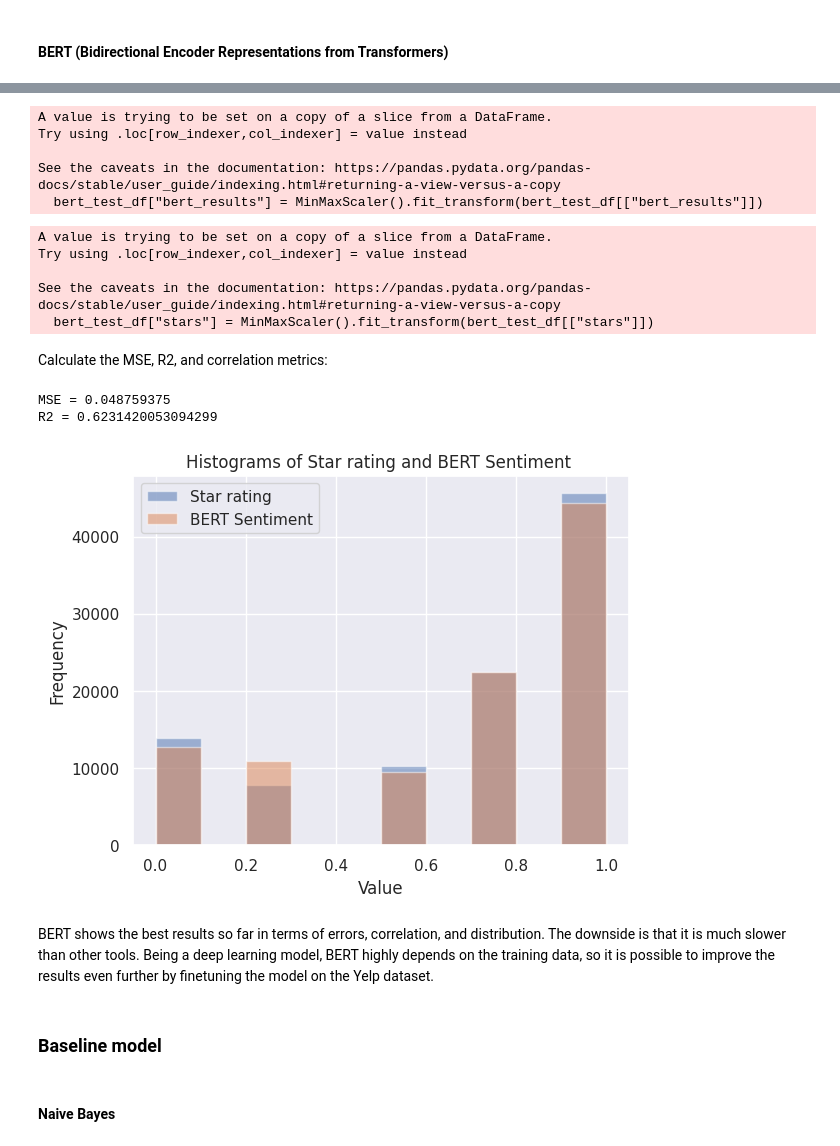
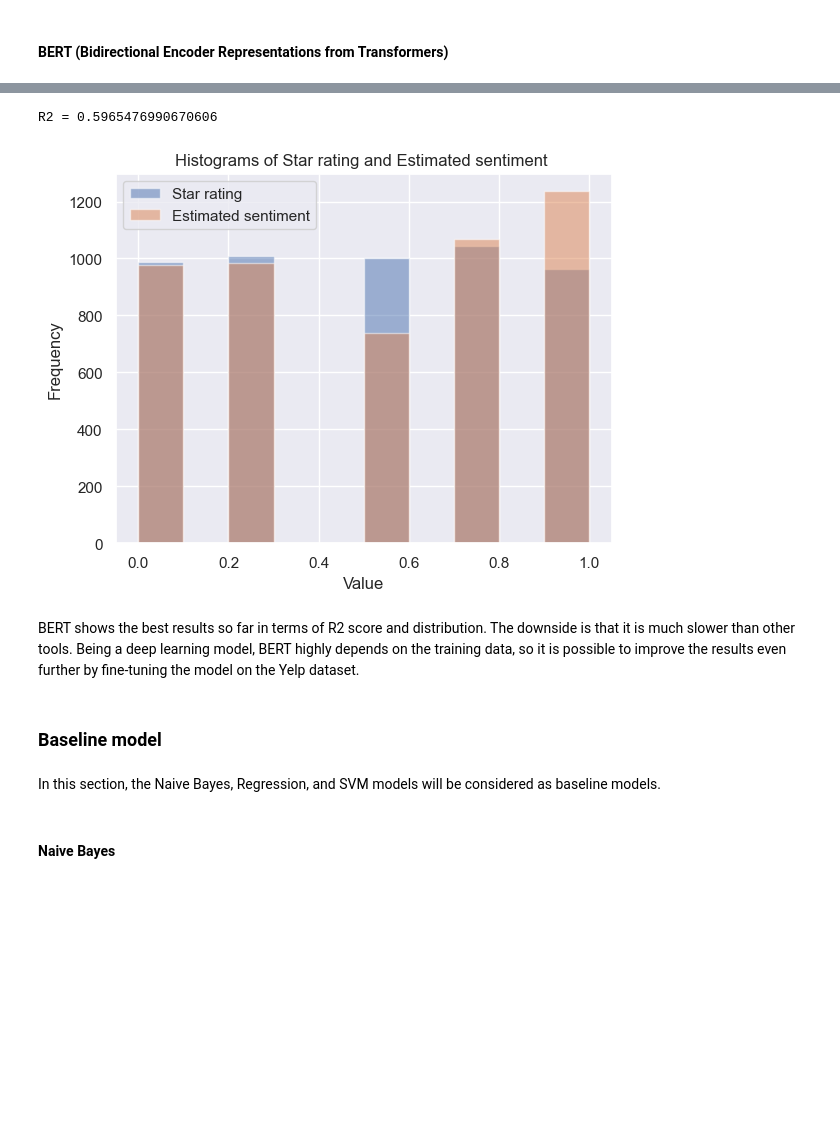
Before and after one commit to plashchynski/cm3060_nlp_midterm, a Jupyter notebook: report.ipynb, the cells around one changed output, grey strips where cells are left out. Saved outputs shown, nothing was run; the diff lists cells and outputs as text; code cells hidden in the pictures; blank space fills up the shorter version.

```diff
--- a/report.ipynb
+++ b/report.ipynb
@@ -386,2 +425,0 @@ bert_results = bert_test_df.progress_apply(get_bert_sentiment, args=[sentiment_p
-# %%
-bert_test_df["bert_results"] = bert_results
@@ -406,34 +426,21 @@ Name: bert_results, dtype: float64
-# %%
-bert_test_df["bert_results"] = MinMaxScaler().fit_transform(bert_test_df[["bert_results"]])
-# %% [output]
-A value is trying to be set on a copy of a slice from a DataFrame.
-Try using .loc[row_indexer,col_indexer] = value instead
-
-See the caveats in the documentation: https://pandas.pydata.org/pandas-docs/stable/user_guide/indexing.html#returning-a-view-versus-a-copy
-  bert_test_df["bert_results"] = MinMaxScaler().fit_transform(bert_test_df[["bert_results"]])
-# %%
-bert_test_df["stars"] = MinMaxScaler().fit_transform(bert_test_df[["stars"]])
-# %% [output]
-A value is trying to be set on a copy of a slice from a DataFrame.
-Try using .loc[row_indexer,col_indexer] = value instead
-
-See the caveats in the documentation: https://pandas.pydata.org/pandas-docs/stable/user_guide/indexing.html#returning-a-view-versus-a-copy
-  bert_test_df["stars"] = MinMaxScaler().fit_transform(bert_test_df[["stars"]])
-# %% [markdown]
-Calculate the MSE, R2, and correlation metrics:
-# %%
-calculate_metrics(test_df["stars"], test_df['bert_results'])
-# %% [output]
-MSE = 0.048759375
-R2 = 0.6231420053094299
-# %%
-histogram_plot(test_df['stars'], test_df['bert_results'])
-# %% [output]
-[figure, removed]
+# %%
+stars_norm = normalize_list(list(bert_test_df["stars"]))
+bert_results_norm = normalize_list(list(bert_results))
+
+
+calculate_regression_metrics(stars_norm, bert_results_norm)
+# %% [output]
+R2 = 0.5965476990670606
+# %%
+histogram_plot(stars_norm, bert_results_norm)
+# %% [output]
+[figure, added]
 # %% [markdown]
-BERT shows the best results so far in terms of errors, correlation, and distribution. The downside is that it is much slower than other tools. Being a deep learning model, BERT highly depends on the training data, so it is possible to improve the results even further by finetuning the model on the Yelp dataset.
+BERT shows the best results so far in terms of R2 score and distribution. The downside is that it is much slower than other tools. Being a deep learning model, BERT highly depends on the training data, so it is possible to improve the results even further by fine-tuning the model on the Yelp dataset.
 # %% [markdown]
 ### Baseline model
+# %% [markdown]
+In this section, the Naive Bayes, Regression, and SVM models will be considered as baseline models.
 # %% [markdown]
 #### Naive Bayes
 # %% [markdown]
```
Also changed, not shown: parts of 67 cells of this notebook.
